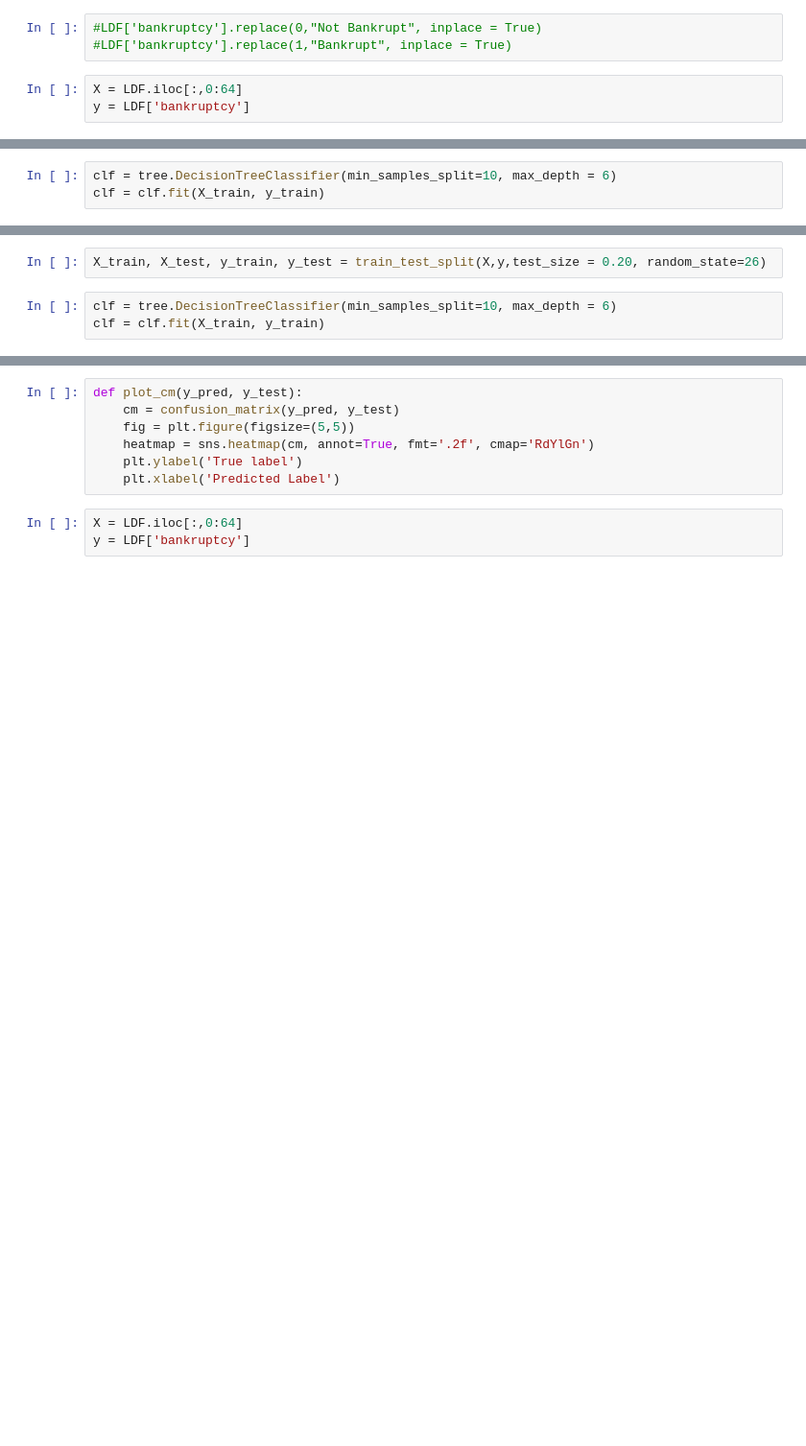
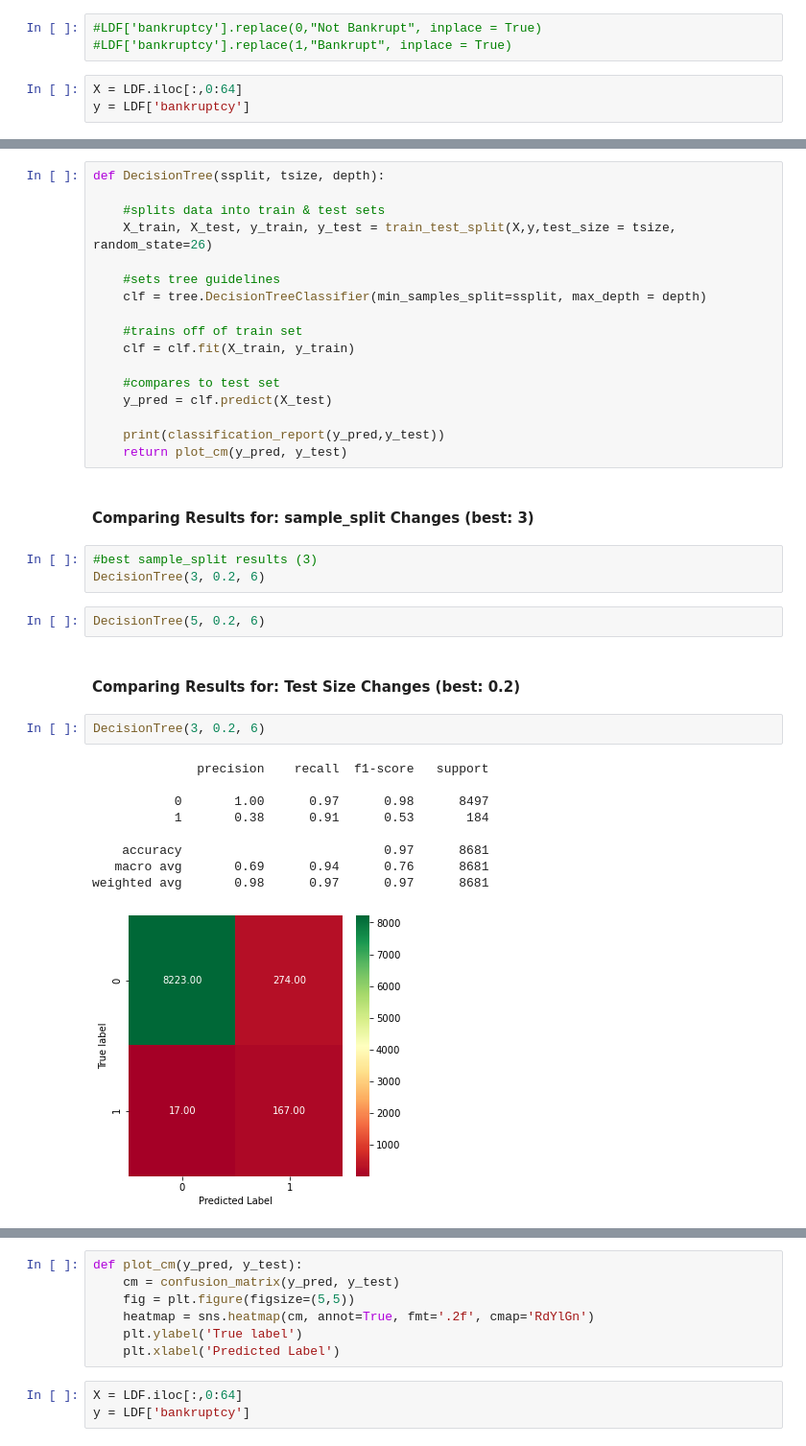
Before and after one commit to KeeganH2O/DS160_Final_Project_BWT_KSH, a Jupyter notebook: FinalProject_KSH_BWT.ipynb, the cells around one changed output, grey strips where cells are left out. Shown: that part at 96% size. Cells and saved outputs as stored; diff of their text form; blank space fills up the shorter version.

Commit message:
Add files via upload
Still need to compare and find best numbers to use for random forest

```diff
--- a/FinalProject_KSH_BWT.ipynb
+++ b/FinalProject_KSH_BWT.ipynb
@@ -124,3 +122,0 @@ X_train, X_test, y_train, y_test = train_test_split(X,y,test_size = 0.20, random
-# %%
-clf = tree.DecisionTreeClassifier(min_samples_split=10, max_depth = 6)
-clf = clf.fit(X_train, y_train)
@@ -165,5 +122,0 @@ tree.plot_tree(clf)
-# %%
-X_train, X_test, y_train, y_test = train_test_split(X,y,test_size = 0.20, random_state=26)
-# %%
-clf = tree.DecisionTreeClassifier(min_samples_split=10, max_depth = 6)
-clf = clf.fit(X_train, y_train)
@@ -188,0 +123,38 @@ weighted avg       0.98      0.97      0.97      8681
+# %%
+def DecisionTree(ssplit, tsize, depth):
+
+    #splits data into train & test sets
+    X_train, X_test, y_train, y_test = train_test_split(X,y,test_size = tsize, random_state=26)
+
+    #sets tree guidelines
+    clf = tree.DecisionTreeClassifier(min_samples_split=ssplit, max_depth = depth)
+
+    #trains off of train set
+    clf = clf.fit(X_train, y_train)
+
+    #compares to test set
+    y_pred = clf.predict(X_test)
+
+    print(classification_report(y_pred,y_test))
+    return plot_cm(y_pred, y_test)
+# %% [markdown]
+#### Comparing Results for: sample_split Changes (best: 3)
+# %%
+#best sample_split results (3)
+DecisionTree(3, 0.2, 6)
+# %%
+DecisionTree(5, 0.2, 6)
+# %% [markdown]
+#### Comparing Results for: Test Size Changes (best: 0.2)
+# %%
+DecisionTree(3, 0.2, 6)
+# %% [output]
+              precision    recall  f1-score   support
+
+           0       1.00      0.97      0.98      8497
+           1       0.38      0.91      0.53       184
+
+    accuracy                           0.97      8681
+   macro avg       0.69      0.94      0.76      8681
+weighted avg       0.98      0.97      0.97      8681
+[figure, added]
```
Also changed, not shown: parts of 60 cells of this notebook.
